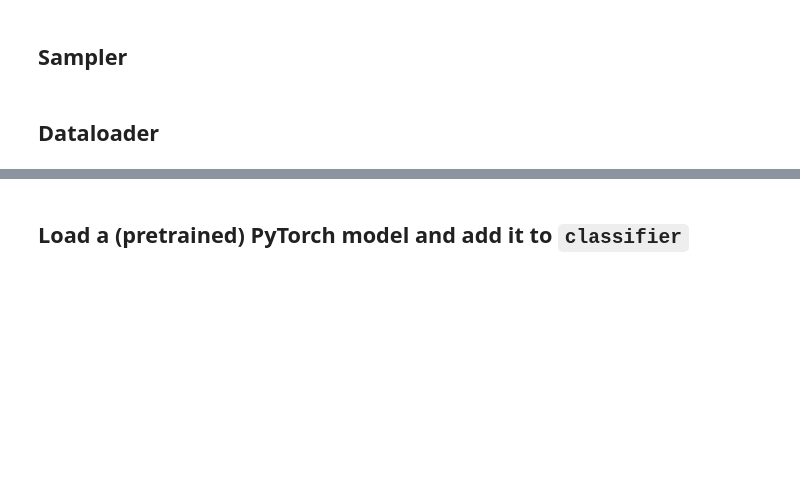
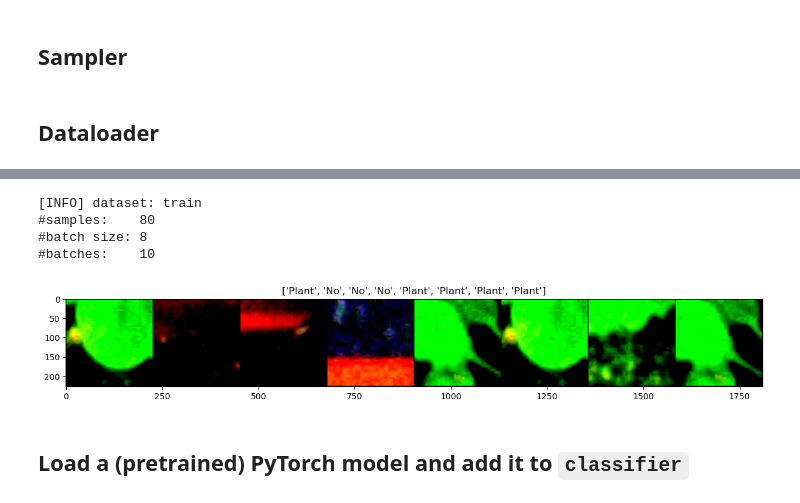
Before and after one commit to maps-as-data/MapReader, a Jupyter notebook: examples/non-geospatial/classification_plant_phenotype/003_train_classifier.ipynb, the cells around one changed output, grey strips where cells are left out. Saved outputs shown, nothing was run; the diff lists cells and outputs as text; code cells hidden in the pictures; blank space fills up the shorter version.

```diff
--- a/examples/non-geospatial/classification_plant_phenotype/003_train_classifier.ipynb
+++ b/examples/non-geospatial/classification_plant_phenotype/003_train_classifier.ipynb
@@ -82,11 +153,11 @@ resize2 = 224
 
 # mean and standard deviations of pixel intensities in
 # all the patches in 6", second edition maps
-normalize_mean = 1 - np.array([0.82860442, 0.82515008, 0.77019864])
-normalize_std = 1 - np.array([0.1025585, 0.10527616, 0.10039222])
+#normalize_mean = 1 - np.array([0.82860442, 0.82515008, 0.77019864])
+#normalize_std = 1 - np.array([0.1025585, 0.10527616, 0.10039222])
 # other options:
-# normalize_mean = [0.485, 0.456, 0.406]
-# normalize_std = [0.229, 0.224, 0.225]
+normalize_mean = [0.485, 0.456, 0.406]
+normalize_std = [0.229, 0.224, 0.225]
 
 data_transforms = {
     'train': transforms.Compose(
@@ -127,29 +198,15 @@ valid_dataset = patchTorchDataset(annotated_images.val,
 # %% [markdown]
 ## Sampler
 # %%
-# -----------
-# --- Sampler
-# -----------
-# We define a sampler as we have a highly imbalanced dataset
-label_counts_dict = annotated_images.train["label"].value_counts().to_dict()
+train_count_list=train_dataset.patchframe["label"].value_counts().to_list()
+val_count_list=valid_dataset.patchframe["label"].value_counts().to_list()
+weights = np.reciprocal(torch.Tensor(train_count_list))
+weights = weights.double()
 
-class_sample_count = []
-for i in range(0, len(label_counts_dict)):
-    class_sample_count.append(label_counts_dict[i])
-
-weights = 1. / (torch.Tensor(class_sample_count)/1.)
-weights = weights.double()
-print(f"Weights: {weights}")
-
-train_sampler = torch.utils.data.sampler.WeightedRandomSampler(
-    weights[train_dataset.patchframe["label"].to_list()],
-    num_samples=len(train_dataset.patchframe))
-
-valid_sampler = torch.utils.data.sampler.WeightedRandomSampler(
-    weights[valid_dataset.patchframe["label"].to_list()],
-    num_samples=len(valid_dataset.patchframe))
+train_sampler = torch.utils.data.sampler.WeightedRandomSampler(weights[train_dataset.patchframe["label"].to_list()], num_samples=sum(train_count_list))
+val_sampler = torch.utils.data.sampler.WeightedRandomSampler(weights[valid_dataset.patchframe["label"].to_list()], num_samples=sum(val_count_list))
 # %% [markdown]
 ## Dataloader
 # %%
-myclassifier = classifier(device="default")
+myclassifier = classifier()
 # myclassifier.load("./checkpoint_12.pkl")
@@ -172,5 +231,5 @@ myclassifier.add2dataloader(valid_dataset,
                             batch_size=batch_size,
                             shuffle=False,
                             num_workers=0,
-                            #sampler=valid_sampler
+                            sampler=val_sampler
                            )
@@ -193,3 +268,11 @@ for bn in range(1, 3):
+# %%
+myclassifier.show_sample('val',2)
+# %% [output]
+[INFO] dataset: train
+#samples:    80
+#batch size: 8
+#batches:    10
+[figure, added]
 # %% [markdown]
 ## Load a (pretrained) PyTorch model and add it to `classifier`
 # %% [markdown]
```
Also changed, not shown: parts of 28 cells of this notebook, 3 other files.
